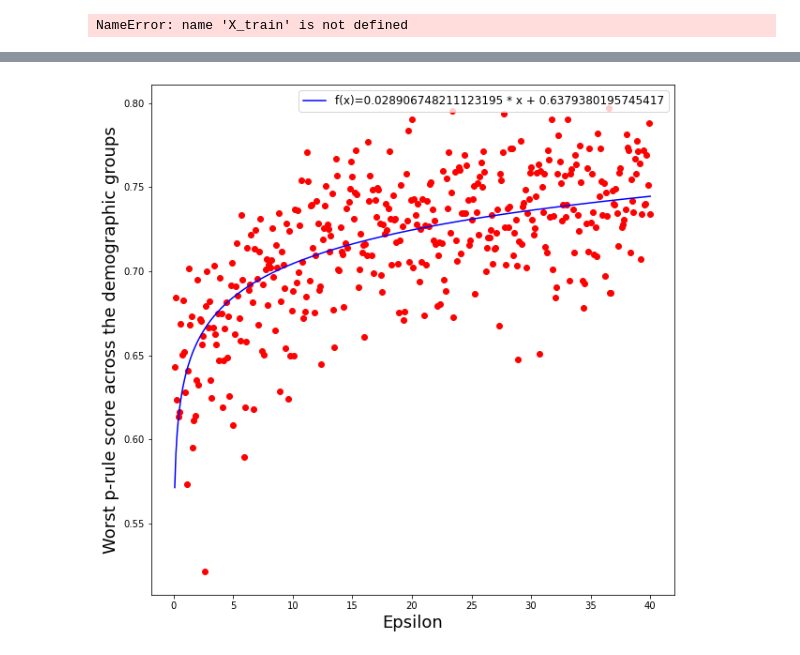
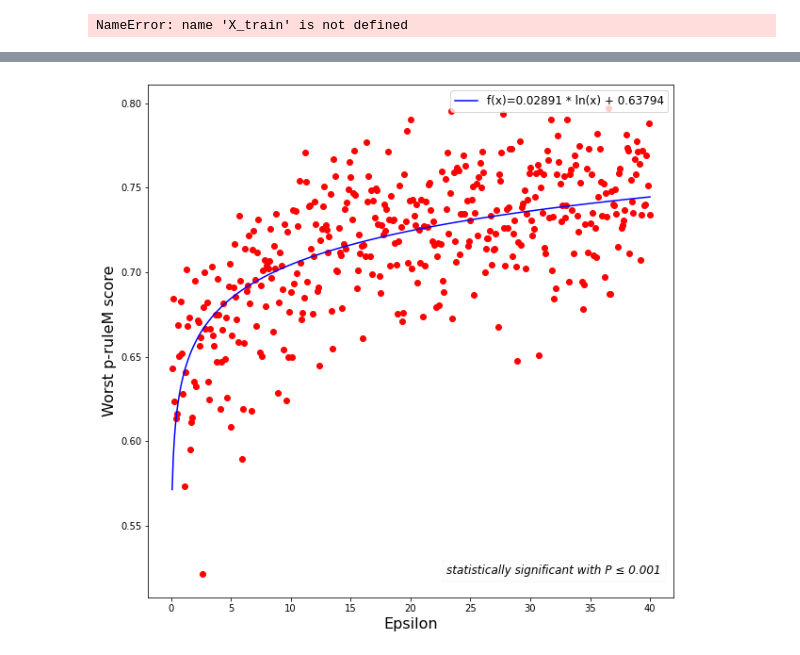
Before and after one commit to ramuld12/bachelorThesis, a Jupyter notebook: DP-LogisticRegression.ipynb, the cells around one changed output, grey strips where cells are left out. Cells and saved outputs as stored; diff of their text form; code cells hidden in the pictures.

Commit message:
evaluating fairness over wilds and generating plots

```diff
--- a/DP-LogisticRegression.ipynb
+++ b/DP-LogisticRegression.ipynb
@@ -374,11 +372,12 @@ print(est2.summary())
 
 plt.figure(figsize=(10,10))
 plt.scatter(epsilons, allpRuleOwnMinArr, color='r')
-plt.plot(epsilons, m*np.log(epsilons) + b, color='b', label='f(x)='+str(m)+' * x + '+str(b))
+plt.plot(epsilons, m*np.log(epsilons) + b, color='b', label='f(x)='+"{:.5f}".format(m)+' * ln(x) + '+ "{:.5f}".format(b))
 #plt.plot(epsilons, 0*epsilons + pRuleOwnMin)
 #plt.title("", fontsize=18)
-plt.xlabel("Epsilon", fontsize=18)
-plt.ylabel("Worst p-rule score across the demographic groups", fontsize=18)
+plt.xlabel("Epsilon", fontsize=16)
+plt.ylabel("Worst p-ruleM score", fontsize=16)
+plt.text(23, min(allpRuleOwnMinArr),'statistically significant with P ≤ 0.001', fontsize=12,  color='black',style='italic', bbox={'facecolor': 'grey', 'alpha': 0.01, 'pad': 5})
 plt.legend(loc="upper right", fontsize=12)
 plt.savefig('15OwnMin400models0to40eps.png', bbox_inches='tight')
 plt.show()
@@ -393,14 +392,14 @@ Time:                        12:10:21   Log-Likelihood:                 822.81
 No. Observations:                 400   AIC:                            -1642.
 Df Residuals:                     398   BIC:                            -1634.
 Df Model:                           1
 Covariance Type:            nonrobust
 ==============================================================================
 ... (9 lines left out)
 ==============================================================================
 
 Notes:
 [1] Standard Errors assume that the covariance matrix of the errors is correctly specified.
-[figure, old version]
+[figure, new version]
 # %%
 # PLOT OFFICIAL P-RULE MIN
 
```
Also changed, not shown: parts of 9 cells of this notebook, 8 other files.
